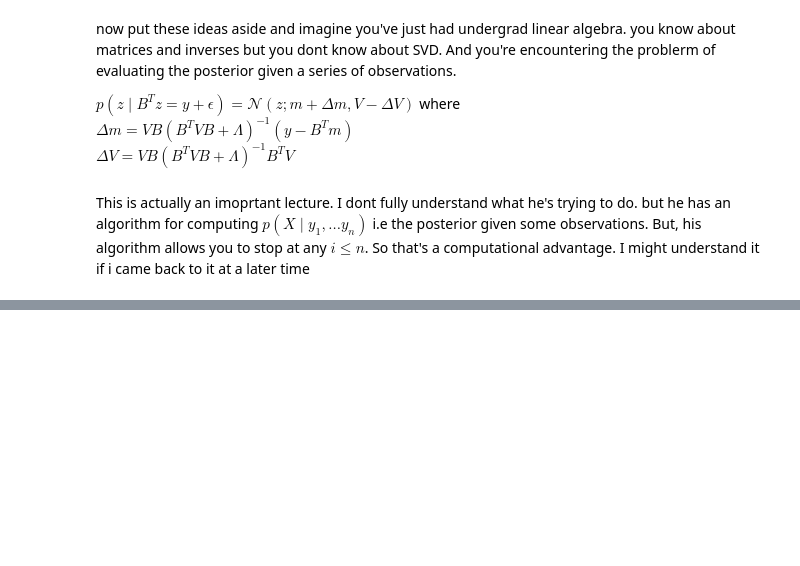
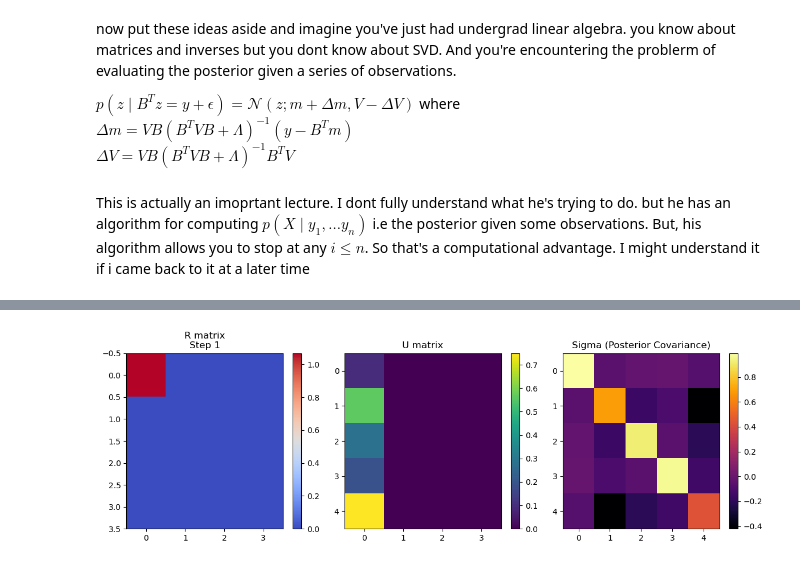
Before and after one commit to nav-mohan/probabilistic_ml, a Jupyter notebook: 04-Probabilistic-Linear-Algebra.ipynb, the cells around one changed output, grey strips where cells are left out. Cells and saved outputs as stored; diff of their text form; code cells hidden in the pictures; blank space fills up the shorter version.

Commit message:
plots for lecture 4

```diff
--- a/04-Probabilistic-Linear-Algebra.ipynb
+++ b/04-Probabilistic-Linear-Algebra.ipynb
@@ -129,0 +282,10 @@ This is just rediscovering the __Gram-Schmidt Process__
+# %%
+mu1 = jnp.array([1.0,1.0])
+sigma1 = jnp.array([[1, 0.5],[0.5,2]])
+G1 = Gaussian(mu1,sigma1)
+A = jnp.array([
+    [0.1,0.2],
+    [0.6,0.7]
+])
+
+GEQRF(A,G1)
@@ -129,0 +300,78 @@ This is just rediscovering the __Gram-Schmidt Process__
+# %%
+import jax.numpy as jnp
+import matplotlib.pyplot as plt
+import matplotlib.gridspec as gridspec
+from typing import NamedTuple
+
+
+def GEQRF_visualize(A, prior: Gaussian):
+    M, N = A.shape
+    U = jnp.zeros((M, N))
+    R = jnp.zeros((N, N))
+    nu = jnp.zeros(N)
+    Sigma = prior.sigma
+
+    history = []  # To store R, U, Sigma snapshots
+
+    for n in range(N):
+        an = A[:, n]
+        un = Sigma @ an
+        un = un / jnp.sqrt(jnp.dot(an, un))
+        U = U.at[:, n].set(un)
+        R = R.at[:n+1, n].set(an.T @ U[:, :n+1])
+        nu = nu.at[n].set(jnp.dot(an, prior.mu))
+        Sigma = Sigma - jnp.outer(un, un)
+
+        # Save copies for visualization
+        history.append((
+            R.copy(), U.copy(), Sigma.copy(), f"Step {n+1}"
+        ))
+
+    return history
+
+
+# --- Visualization Function ---
+
+def plot_matrices(history):
+    for step, (R, U, Sigma, label) in enumerate(history):
+        fig = plt.figure(figsize=(12, 4))
+        gs = gridspec.GridSpec(1, 3)
+
+        ax1 = fig.add_subplot(gs[0, 0])
+        im1 = ax1.imshow(R, cmap="coolwarm", aspect='auto')
+        ax1.set_title(f"R matrix\n{label}")
+        fig.colorbar(im1, ax=ax1)
+
+        ax2 = fig.add_subplot(gs[0, 1])
+        im2 = ax2.imshow(U, cmap="viridis", aspect='auto')
+        ax2.set_title("U matrix")
+        fig.colorbar(im2, ax=ax2)
+
+        ax3 = fig.add_subplot(gs[0, 2])
+        im3 = ax3.imshow(Sigma, cmap="inferno", aspect='auto')
+        ax3.set_title("Sigma (Posterior Covariance)")
+        fig.colorbar(im3, ax=ax3)
+
+        plt.tight_layout()
+        plt.show()
+
+
+# --- Example Usage ---
+
+# Observation matrix A
+A = jnp.array([
+    [0.1, 0.2, 0.3,0.1],
+    [0.6, 0.4, 0.2,0.4],
+    [0.3, 0.5, 0.9,0.3],
+    [0.2, 0.3, 0.5,0.9],
+    [0.8, 0.1, 0.2,0.3],
+])
+
+# Prior: mean 0, identity covariance
+prior = Gaussian(mu=jnp.zeros(5), sigma=jnp.eye(5))
+
+# Run and visualize
+history = GEQRF_visualize(A, prior)
+plot_matrices(history)
+# %% [output]
+[figure, added]
```
Also changed, not shown: parts of 8 cells of this notebook.
